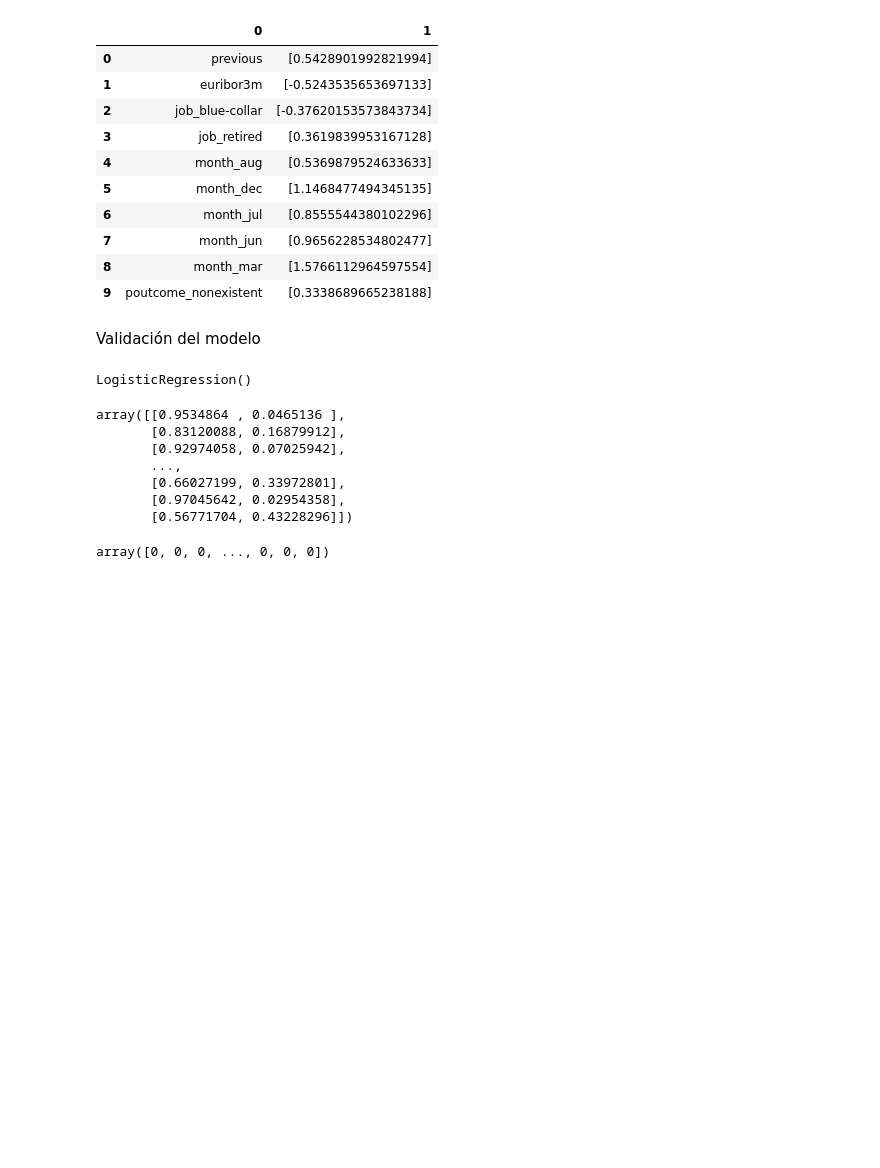
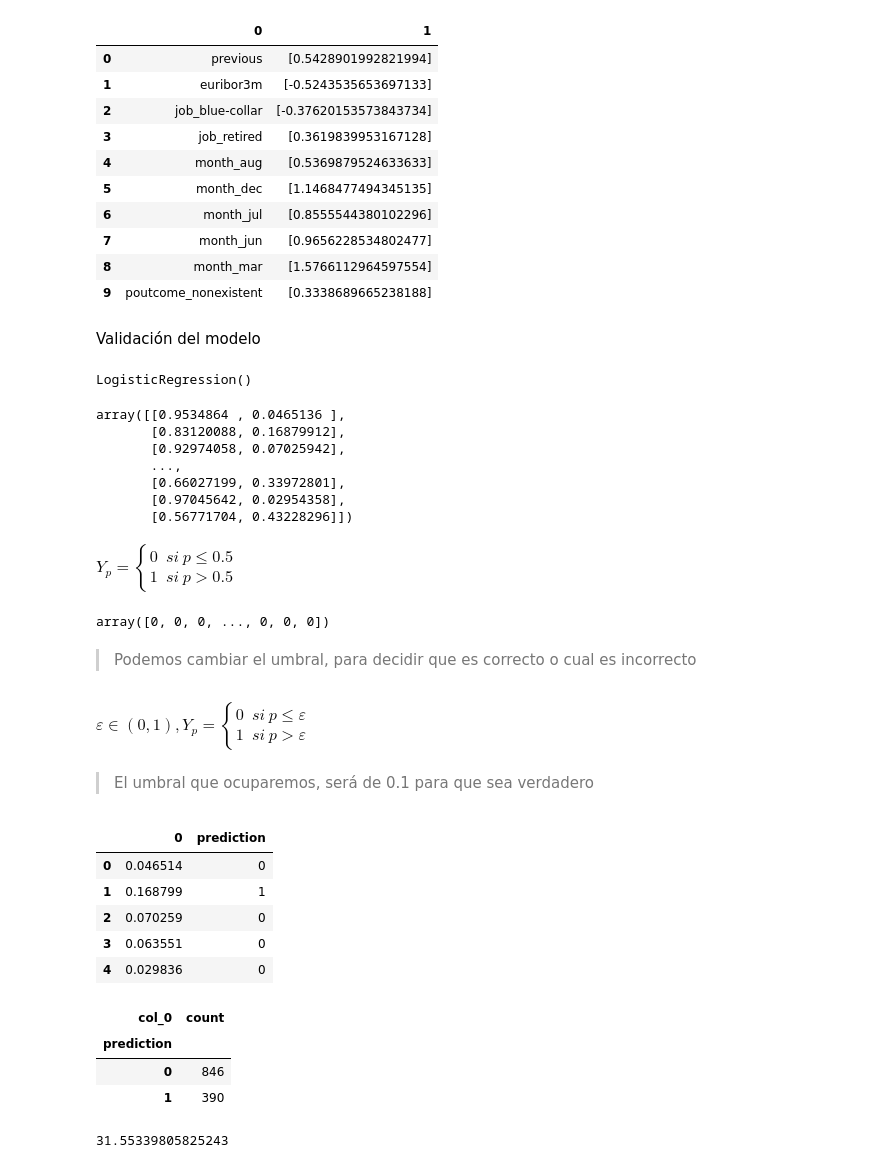
Before and after one commit to GersonVis/Tecnicas-de-IA, a Jupyter notebook: curso udemy/regresión logística/regresión logística para predicciones bancarias.ipynb, the cells around one changed output. Drawn from its saved outputs; the diff is of its cells as text; code cells hidden in the pictures; blank space fills up the shorter version.

```diff
--- a/curso udemy/regresión logística/regresión logística para predicciones bancarias.ipynb
+++ b/curso udemy/regresión logística/regresión logística para predicciones bancarias.ipynb
@@ -440,6 +442,47 @@ array([[0.9534864 , 0.0465136 ],
+# %%
+display(Math(r'Y_p=\begin{cases}0& si\ p\leq0.5\\1&si\ p >0.5\end{cases}'))
+# %% [output]
+$\displaystyle Y_p=\begin{cases}0& si\ p\leq0.5\\1&si\ p >0.5\end{cases}$
 # %%
 ## convertir a respuestas binarias
 prediction=lm.predict(X_test)
 prediction
 # %% [output]
 array([0, 0, 0, ..., 0, 0, 0])
+# %% [markdown]
+> Podemos cambiar el umbral, para decidir que es correcto o cual es incorrecto
+# %%
+display(Math(r'\varepsilon\in (0,1), Y_p=\begin{cases}0& si\ p\leq \varepsilon\\1&si\ p >\varepsilon\end{cases}'))
+# %% [output]
+$\displaystyle \varepsilon\in (0,1), Y_p=\begin{cases}0& si\ p\leq \varepsilon\\1&si\ p >\varepsilon\end{cases}$
+# %% [markdown]
+> El umbral que ocuparemos, será de 0.1 para que sea verdadero
+# %%
+## Creamos un dataframe con los datos de las probabilidades si es 0 o 1
+prob_df=pd.DataFrame(probs[:,1])## dataframe solo de los porcentajes
+threshold=0.1##umbral para ser verdadero o falso
+## mayor a 0.1 es venta=1, y es igual a 0=no venta
+prob_df["prediction"]=np.where(prob_df[0]>threshold, 1, 0)
+prob_df.head(5)
+# %% [output]
+|  | 0 | prediction |
+| 0 | 0.046514 | 0 |
+| 1 | 0.168799 | 1 |
+| 2 | 0.070259 | 0 |
+| 3 | 0.063551 | 0 |
+| 4 | 0.029836 | 0 |
+# %%
+## los bancos ya tienen un 10% de probabilidad, saben que de 100 personas consiguen 10% para hacer una compra
+## nuestro trabajo es poder aumentar este porcentaje
+pd.crosstab(prob_df.prediction, columns="count")
+# %% [output]
+| col_0 | count |
+| prediction |  |
+| 0 | 846 |
+| 1 | 390 |
+# %%
+## gracias al modelo se pudo aumentar el porcentaje de compra
+## lo que hizo el modelo fue predecir cuantos iban a comprar y de eso encontro que el 31% iban a invertir
+390/len(prob_df)*100
+# %% [output]
+31.55339805825243
```
Also changed, not shown: parts of 7 cells of this notebook.
